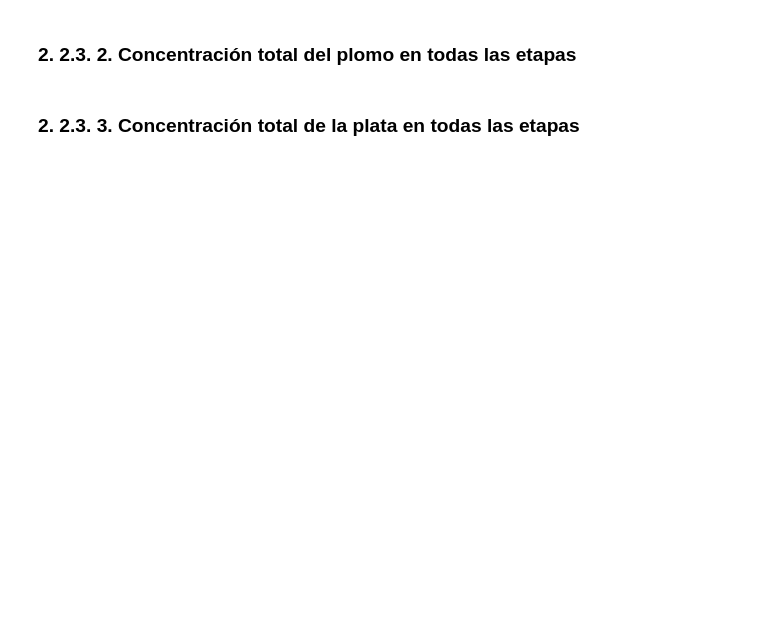
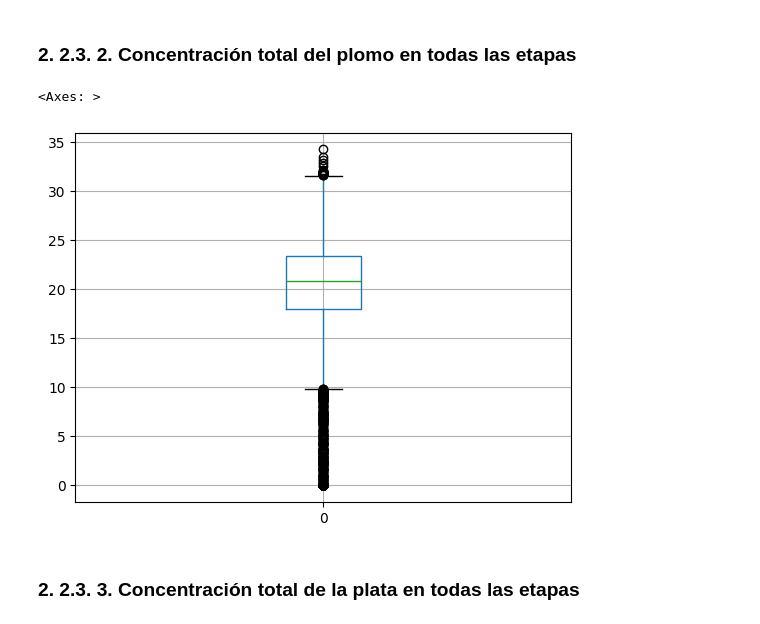
Before and after one commit to wh1tneyr/proyecto-tecnologico, a Jupyter notebook: gold.ipynb, the cells around one changed output. Saved outputs shown, nothing was run; the diff lists cells and outputs as text; code cells hidden in the pictures; blank space fills up the shorter version.

```diff
--- a/gold.ipynb
+++ b/gold.ipynb
@@ -541,6 +547,13 @@ au_total_concentrates = df_train['rougher.input.feed_au'] + df_train['rougher.ou
 # %%
 #sumar los concentrados de materia prima, rougher y concentrado final
 pb_total_concentrates = df_train['rougher.input.feed_pb'] + df_train['rougher.output.concentrate_pb'] + df_train['final.output.concentrate_pb']
+
+
+#crear un diagrama de caja para observar valores atípicos
+pd.DataFrame(pb_total_concentrates).boxplot()
+# %% [output]
+<Axes: >
+[figure, added]
 # %% [markdown]
 ### 2.  2.3.  3. Concentración total de la plata en todas las etapas
 # %%
```
Also changed, not shown: parts of 2 cells of this notebook.
